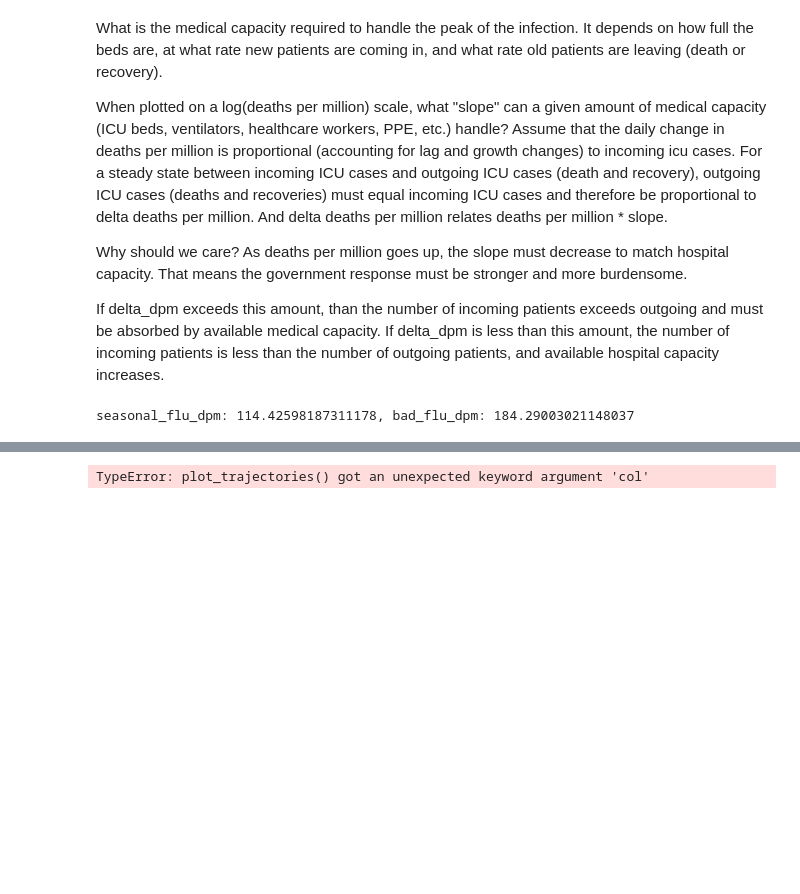
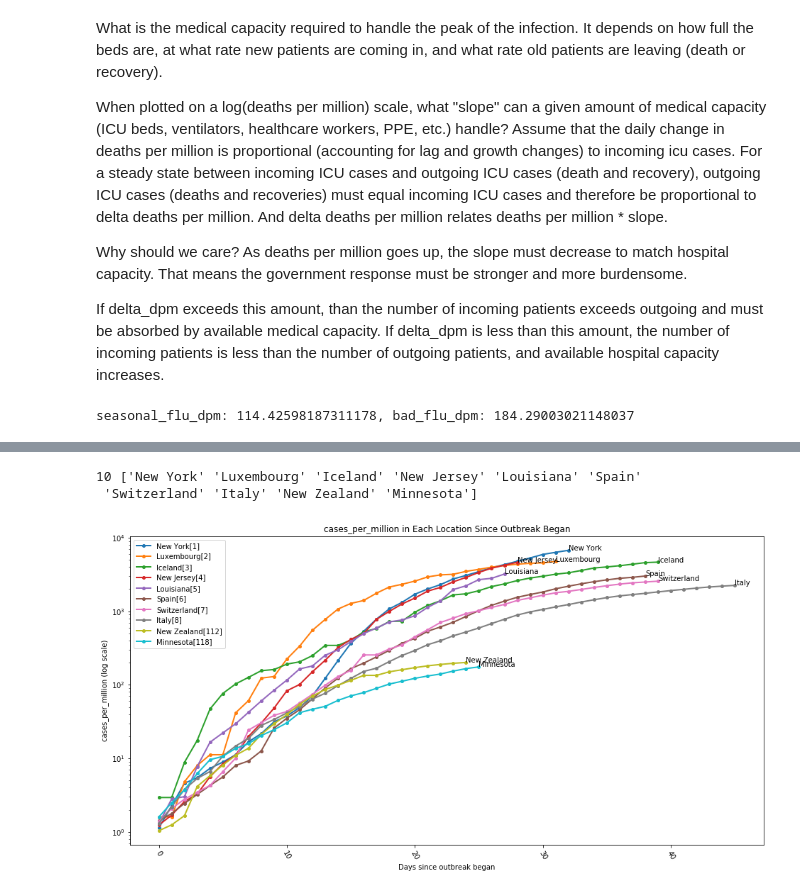
Before and after one commit to todddeluca/coronavirus, a Jupyter notebook: coronavirus_death_rate.ipynb, the cells around one changed output, grey strips where cells are left out. Drawn from its saved outputs; the diff is of its cells as text; code cells hidden in the pictures; blank space fills up the shorter version.

```diff
--- a/coronavirus_death_rate.ipynb
+++ b/coronavirus_death_rate.ipynb
@@ -696,5 +601,73 @@ df[df['entity']=='Angola'].head(20)
-# %%
-plot_trajectories(col='date_rank', dpm_filter=1.0,
-                 top_n=100)
-# %% [output]
-TypeError: plot_trajectories() got an unexpected keyword argument 'col'
+# %%
+# lockdowns:
+# Minnesota - stay-at-home 3/27 https://www.mprnews.org/story/2020/03/25/latest-on-covid19-in-minnesota
+# New Zealand - lockdown 3/25 https://www.washingtonpost.com/world/asia_pacific/new-zealand-isnt-just-flattening-the-curve-its-squashing-it/2020/04/07/6cab3a4a-7822-11ea-a311-adb1344719a9_story.html
+
+# df = states_df
+# df = countries_df
+df = all_df
+# df = add_derived_values_cols(df, 'deaths')
+df = add_derived_values_cols(df, 'cases')
+
+# index_col, thresh, values_col = ('days_since', 0.1, 'deaths_per_million')
+# index_col, thresh, values_col = ('days_since', 1.0, 'deaths_per_million')
+# index_col, thresh, values_col = ('days_since', 3, 'deaths_per_day')
+# index_col, thresh, values_col = ('days_since', 20, 'deaths_per_week')
+# index_col, thresh, values_col = ('date', 0.1, 'deaths_per_million')
+# index_col, thresh, values_col = ('date', 1.1, 'deaths_ratio_per_week')
+# index_col, thresh, values_col = ('days_since', 1.1, 'deaths_ratio_per_week')
+
+index_col = 'days_since'
+# index_col = 'date'
+
+# values_col = 'deaths_ratio_per_day_7day_avg'
+# values_col = 'deaths_per_million'
+# values_col = 'deaths_per_day_7day_avg'
+# values_col = 'deaths_per_million_per_day_7day_avg'
+values_col = 'cases_per_million'
+# values_col = 'cases_per_million_per_day_7day_avg'
+
+n_top = 10
+n_show = n_top
+rank = False
+# rank = True
+
+# FT threshold condition https://www.ft.com/coronavirus-latest 2020-03-02
+# days_since_col = 'deaths_per_day'; days_since_thresh = 3.0
+# FT thesh: number of days since 30 daily cases first recorded
+# days_since_col = 'cases_per_day'; days_since_thresh = 30
+# OWID threshold condition https://ourworldindata.org/grapher/covid-deaths-days-since-per-million
+# days_since_col = 'deaths_per_million'; days_since_thresh = 0.1
+days_since_col = 'cases_per_million'; days_since_thresh = 1
+
+# Trim rows before the timeperiod we are looking at:
+if days_since_col:
+    df[values_col] = fill_before_first(df, values_col, days_since_thresh, thresh_col=days_since_col)
+    if index_col == 'days_since':
+        df['days_since'] = make_days_since(df, days_since_col, days_since_thresh)
+
+includes = [
+#     'United States', 'Italy', 'Sweden', 'Spain', 'France',
+#             'Vermont', 'California', 'Washington', 'New York', 'Michigan', 'Louisiana', 'Massachusetts'
+#             'China',
+            'New Zealand',
+           ]
+# includes += ['Arkansas', 'Nevada', 'Iowa', 'Puerto Rico', 'Utah', 'Connecticut', 'Oklahoma', 'Oregon',
+#              'Kentucky', 'Louisiana', 'Alabama']
+includes += [
+#     'New Mexico', 'Kansas', 'Mississippi', 'Arkansas', 'Nevada',
+#              'Iowa', 'Puerto Rico', 'Utah', 'Connecticut', 'Oklahoma',
+#              'Oregon', 'Kentucky', 'Louisiana', 'Alabama', 'South Carolina',
+             'Minnesota',
+#              'Colorado', 'Wisconsin',
+            ]
+# excludes = ['World', 'San Marino', 'Andorra', 'China']
+excludes = ['World', 'San Marino', 'Andorra', 'Sint Maarten (Dutch part)',
+            'Vatican', 'Faeroe Islands', 'Gibraltar']
+piv = plot_trajectories(df, index_col=index_col, values_col=values_col,
+                        rank=rank, n_top=n_top, n_show=n_show,
+                        includes=includes, excludes=excludes)
+# %% [output]
+10 ['New York' 'Luxembourg' 'Iceland' 'New Jersey' 'Louisiana' 'Spain'
+ 'Switzerland' 'Italy' 'New Zealand' 'Minnesota']
+[figure, added]
```
Also changed, not shown: parts of 12 cells of this notebook, 7 other files.
